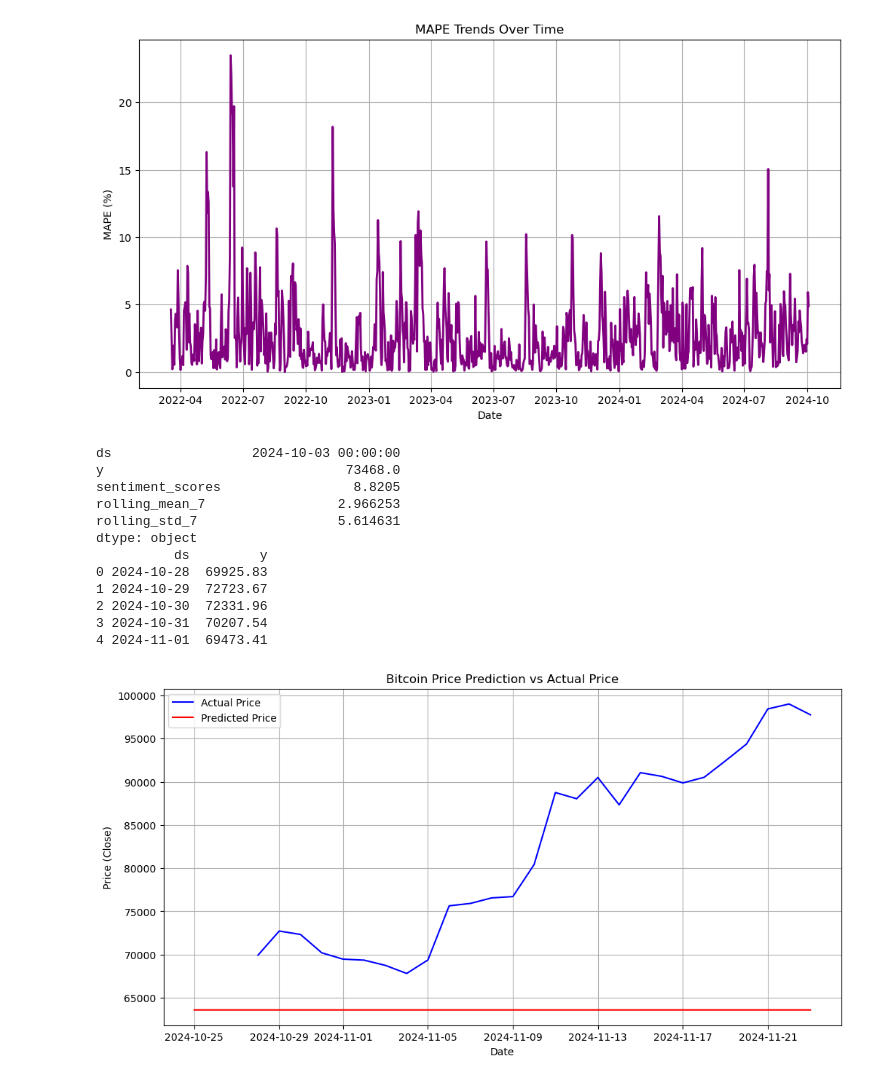
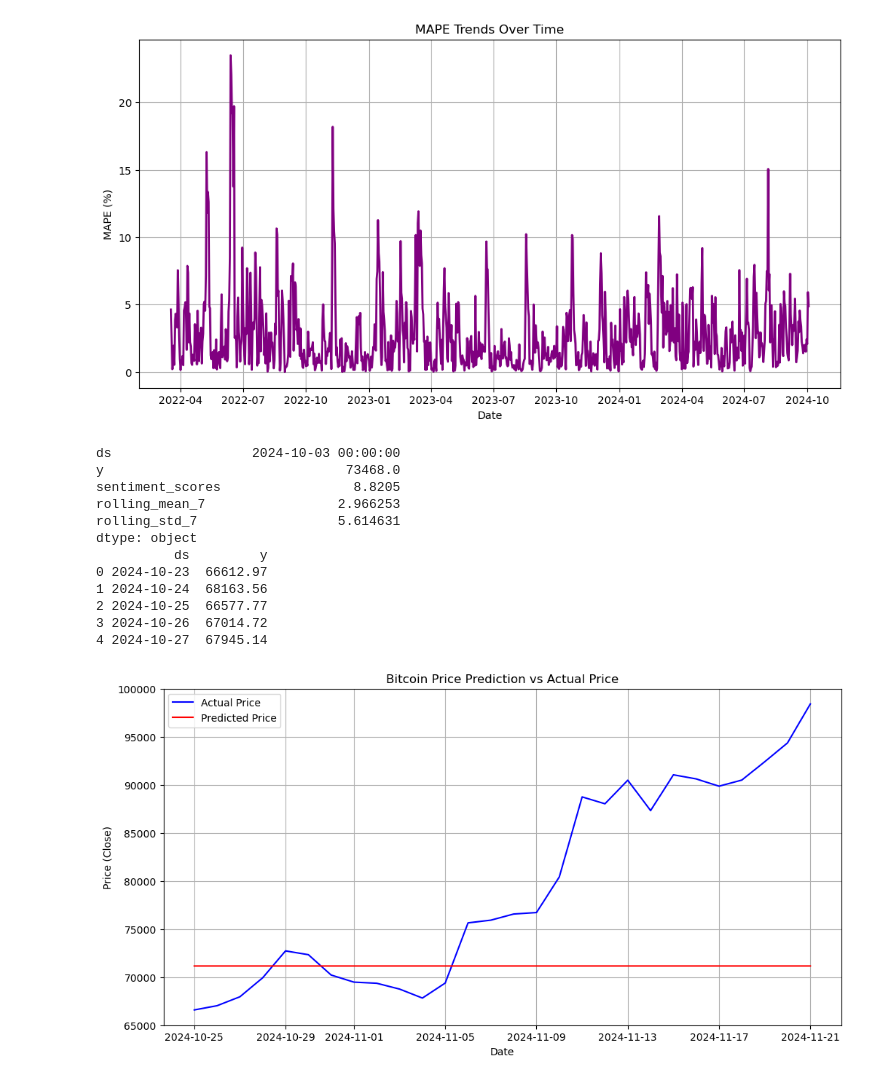
Before and after one commit to lcxWEB/bitflow, a Jupyter notebook: bitcoin_prediction/Prophet/prophet.ipynb, the cells around one changed output. Saved outputs shown, nothing was run; the diff lists cells and outputs as text; code cells hidden in the pictures.

```diff
--- a/bitcoin_prediction/prophet.ipynb
+++ b/bitcoin_prediction/Prophet/prophet.ipynb
@@ -15,7 +15,7 @@ from prophet.diagnostics import cross_validation, performance_metrics
 Importing plotly failed. Interactive plots will not work.
 # %%
 # read the data
-df = pd.read_csv('bitcoin_price_sentiment_addmean.csv')
+df = pd.read_csv('../bitcoin_price_sentiment_addmean.csv')
 
 # make sure the date is in datetime format
 df['date'] = pd.to_datetime(df['date'])
@@ -183,6 +132,7 @@ print(best_mae)
 ... (188 outputs left out)
 # %%
 start_time = time.time()
+best_params = {'changepoint_prior_scale': 0.001, 'seasonality_prior_scale': 1.0, 'seasonality_mode': 'additive', 'yearly_seasonality': False, 'weekly_seasonality': False, 'daily_seasonality': True}
 
 # Initialize the Prophet model with tuned parameters and custom seasonality
 # model = Prophet(
@@ -329,8 +279,8 @@ def get_crypto_compare_data(start_date, end_date, api_key):
 
 # Assuming you have obtained the API key and set the start and end dates
 api_key = 'your_api_key'
-start_date = int(pd.Timestamp('2024-10-27').timestamp())
-end_date = int(pd.Timestamp('2024-11-30').timestamp())
+start_date = int(pd.Timestamp('2024-10-24').timestamp())
+end_date = int(pd.Timestamp('2024-11-22').timestamp())
 
 # Fetch historical price data
 btc_data = get_crypto_compare_data(start_date, end_date, api_key)
@@ -348,6 +298,7 @@ btc_data['date'] = btc_data['bit_coin_date_time'].dt.strftime('%Y-%m-%d')
 # %%
 last_row = test_df.max()
 print(last_row)
+
 
 # make sure the date is in datetime format
 btc_data['date'] = pd.to_datetime(btc_data['date'])
@@ -358,7 +309,7 @@ print(prophet_btc_future.head())
 # print(prophet_btc_future)
 
 start_date = '2024-10-25'  # 预测开始日期
-end_date = '2024-11-30'  # 预测截止日期
+end_date = '2024-11-21'  # 预测截止日期
 
 # 创建未来30天的日期范围
 # future_dates = model.make_future_dataframe(periods=prediction_period)
@@ -368,7 +319,7 @@ future_df = pd.DataFrame({'ds': future_dates})
 # 为未来日期添加特征值
 # 这里我们使用最后一个已知的值，你可能需要根据实际情况调整这个逻辑
 for feature in features:
-    future_df[feature] = df[feature].iloc[-1]
+    future_df[feature] = last_row[feature]
 # 进行预测
 forecast = model.predict(future_df)
 
@@ -381,37 +332,36 @@ forecast_filtered = forecast[['ds', 'yhat']]
 df_merged = pd.merge(forecast_filtered, prophet_btc_future, on='ds', how='left')
 
 # print(df_merged.head())
 
 df_merged = df_merged[df_merged['ds'] > prophet_df['ds'].max()].head(prediction_period)
-
 
 # plot the figure
 plt.figure(figsize=(12, 6))
 
 # plot the actual price line
 plt.plot(df_merged['ds'], df_merged['y'], label='Actual Price', color='blue')
 
 # plot the predicted price line
 plt.plot(df_merged['ds'], df_merged['yhat'], label='Predicted Price', color='red')
 
 # add the legend
 plt.legend()
 plt.title('Bitcoin Price Prediction vs Actual Price')
 plt.xlabel('Date')
 plt.ylabel('Price (Close)')
 plt.grid(True)
 plt.show()
 # %% [output]
 ds                  2024-10-03 00:00:00
 y                               73468.0
 sentiment_scores                 8.8205
 rolling_mean_7                 2.966253
 rolling_std_7                  5.614631
 dtype: object
           ds         y
-0 2024-10-28  69925.83
-1 2024-10-29  72723.67
-2 2024-10-30  72331.96
-3 2024-10-31  70207.54
-4 2024-11-01  69473.41
+0 2024-10-23  66612.97
+1 2024-10-24  68163.56
+2 2024-10-25  66577.77
+3 2024-10-26  67014.72
+4 2024-10-27  67945.14
-[figure, old version]
+[figure, new version]
```
Also changed, not shown: parts of 2 cells of this notebook, 2 other files.
